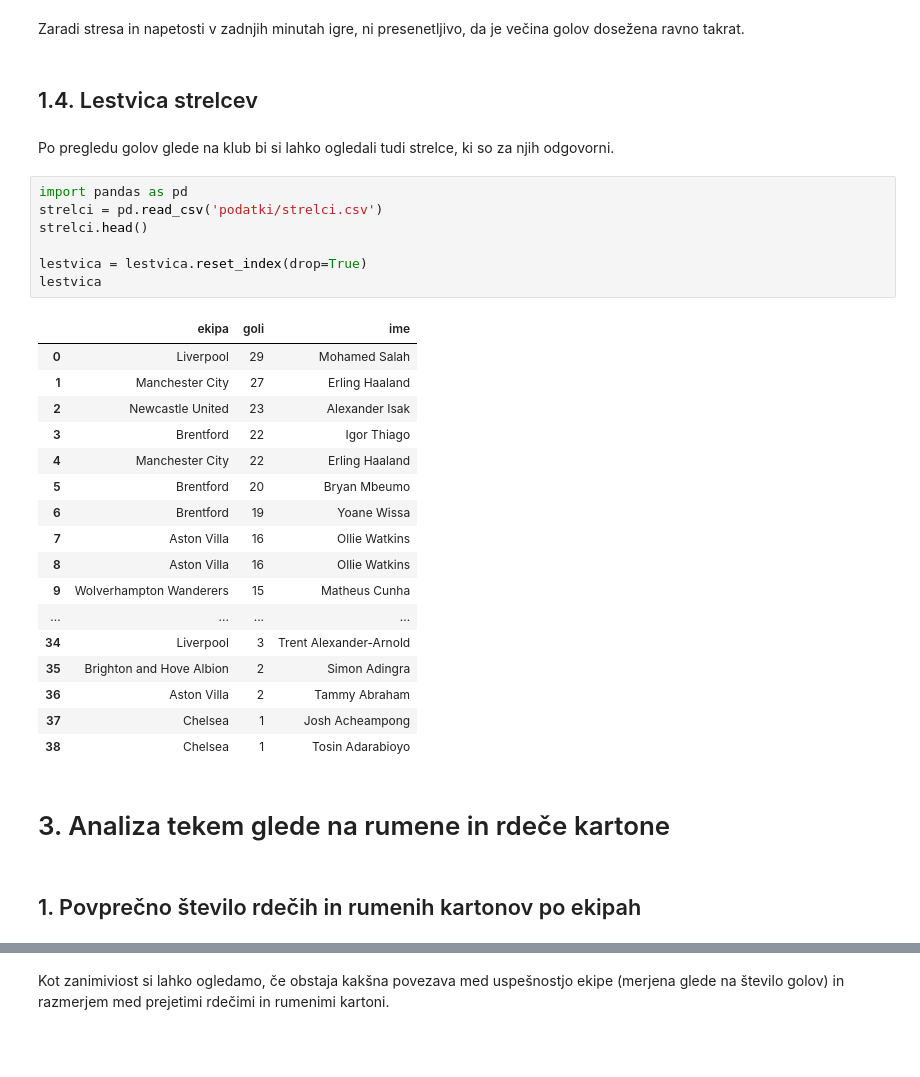
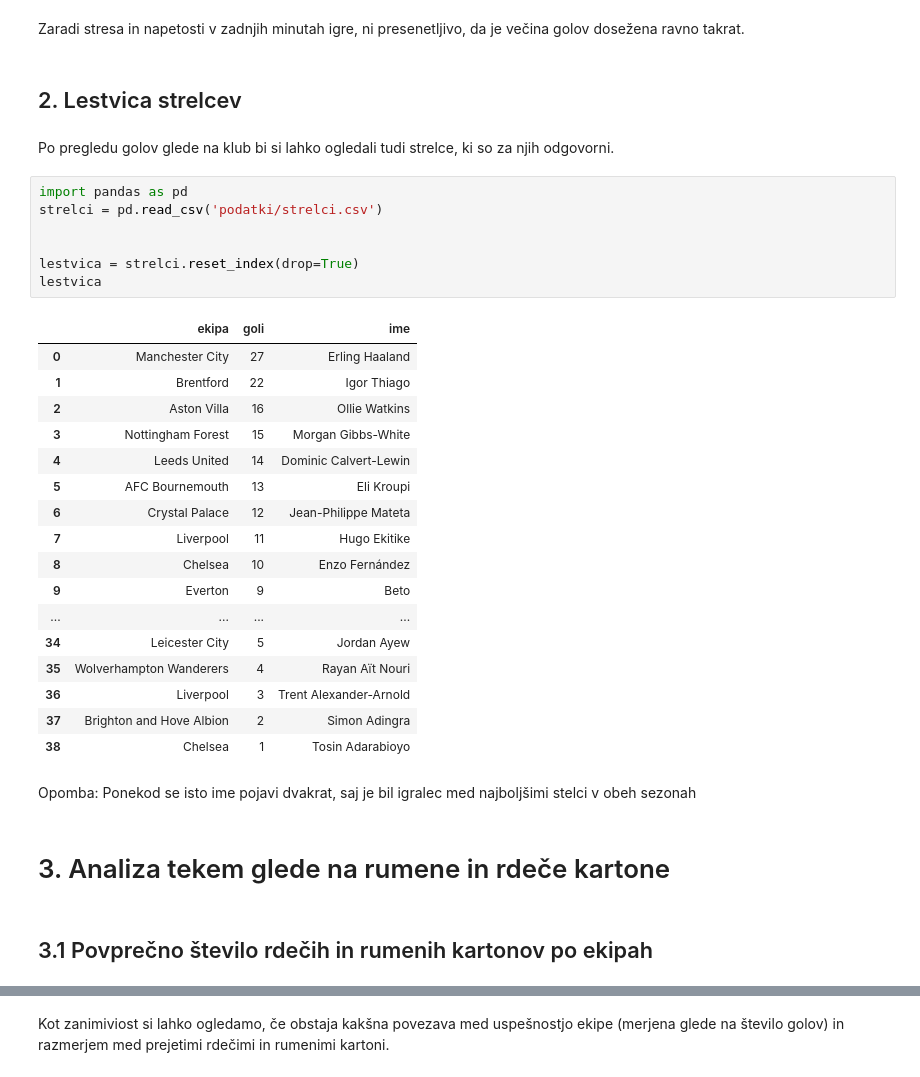
Before and after one commit to KristinaD03/projektna-UVP, a Jupyter notebook: analiza_tekem.ipynb, the cells around one changed output, grey strips where cells are left out. Drawn from its saved outputs; the diff is of its cells as text; blank space fills up the shorter version.

```diff
--- a/analiza_tekem.ipynb
+++ b/analiza_tekem.ipynb
@@ -527,38 +534,40 @@ plt.show()
 # %% [markdown]
 Zaradi stresa in napetosti v zadnjih minutah igre, ni presenetljivo, da je večina golov dosežena ravno takrat.
 # %% [markdown]
-## 1.4. Lestvica strelcev
+## 2. Lestvica strelcev
 # %% [markdown]
 Po pregledu golov glede na klub bi si lahko ogledali tudi strelce, ki so za njih odgovorni.
 # %%
 import pandas as pd
 strelci = pd.read_csv('podatki/strelci.csv')
-strelci.head()
 
-lestvica = lestvica.reset_index(drop=True)
+
+lestvica = strelci.reset_index(drop=True)
 lestvica
 # %% [output]
 |  | ekipa | goli | ime |
-| 0 | Liverpool | 29 | Mohamed Salah |
-| 1 | Manchester City | 27 | Erling Haaland |
-| 2 | Newcastle United | 23 | Alexander Isak |
-| 3 | Brentford | 22 | Igor Thiago |
-| 4 | Manchester City | 22 | Erling Haaland |
-| 5 | Brentford | 20 | Bryan Mbeumo |
-| 6 | Brentford | 19 | Yoane Wissa |
-| 7 | Aston Villa | 16 | Ollie Watkins |
-| 8 | Aston Villa | 16 | Ollie Watkins |
-| 9 | Wolverhampton Wanderers | 15 | Matheus Cunha |
+| 0 | Manchester City | 27 | Erling Haaland |
+| 1 | Brentford | 22 | Igor Thiago |
+| 2 | Aston Villa | 16 | Ollie Watkins |
+| 3 | Nottingham Forest | 15 | Morgan Gibbs-White |
+| 4 | Leeds United | 14 | Dominic Calvert-Lewin |
+| 5 | AFC Bournemouth | 13 | Eli Kroupi |
+| 6 | Crystal Palace | 12 | Jean-Philippe Mateta |
+| 7 | Liverpool | 11 | Hugo Ekitike |
+| 8 | Chelsea | 10 | Enzo Fernández |
+| 9 | Everton | 9 | Beto |
 | ... | ... | ... | ... |
-| 34 | Liverpool | 3 | Trent Alexander-Arnold |
-| 35 | Brighton and Hove Albion | 2 | Simon Adingra |
-| 36 | Aston Villa | 2 | Tammy Abraham |
-| 37 | Chelsea | 1 | Josh Acheampong |
+| 34 | Leicester City | 5 | Jordan Ayew |
+| 35 | Wolverhampton Wanderers | 4 | Rayan Aït Nouri |
+| 36 | Liverpool | 3 | Trent Alexander-Arnold |
+| 37 | Brighton and Hove Albion | 2 | Simon Adingra |
 | 38 | Chelsea | 1 | Tosin Adarabioyo |
+# %% [markdown]
+Opomba: Ponekod se isto ime pojavi dvakrat, saj je bil igralec med najboljšimi stelci v obeh sezonah
 # %% [markdown]
 # 3. Analiza tekem glede na rumene in rdeče kartone
 # %% [markdown]
-## 1. Povprečno število rdečih in rumenih kartonov po ekipah
+## 3.1 Povprečno število rdečih in rumenih kartonov po ekipah
 # %%
 ekipe = []
 imena_ekip = []
```
Also changed, not shown: parts of 24 cells of this notebook.
